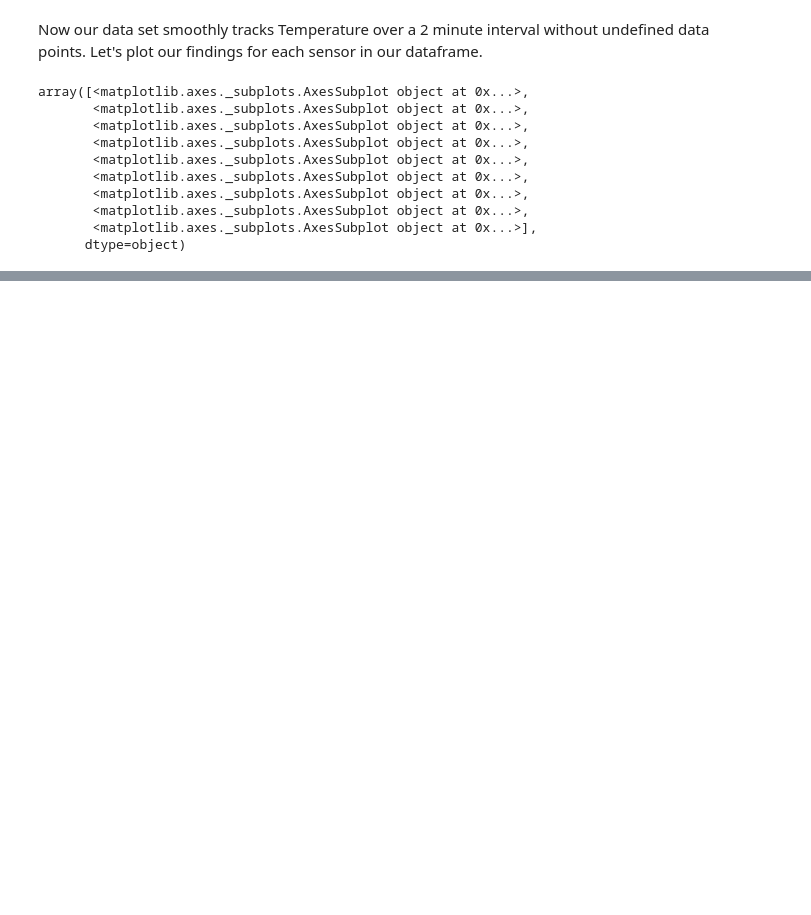
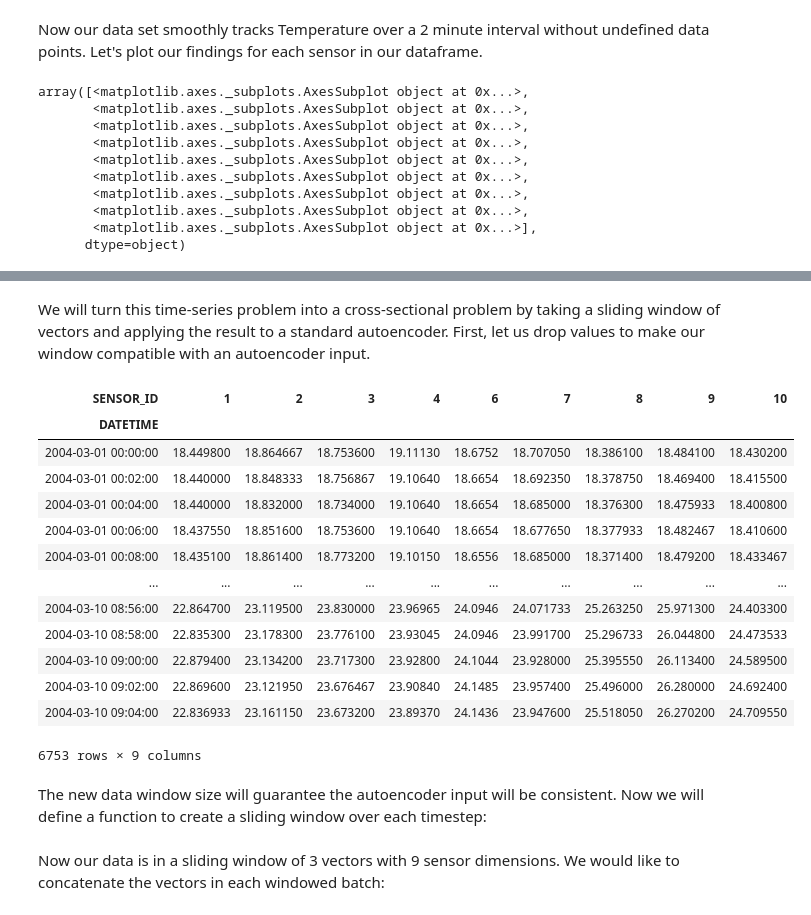
Before and after one commit to nwhitehead1/SensorAnomalyDetection, a Jupyter notebook: final_project.ipynb, the cells around one changed output, grey strips where cells are left out. Cells and saved outputs as stored; diff of their text form; code cells hidden in the pictures; blank space fills up the shorter version.

```diff
--- a/final_project.ipynb
+++ b/final_project.ipynb
@@ -329,0 +195,26 @@ Epoch 10/10
+# %%
+window = 3
+# %% [markdown]
+We will turn this time-series problem into a cross-sectional problem by taking a sliding window of vectors and applying the result to a standard autoencoder. First, let us drop values to make our window compatible with an autoencoder input.
+# %%
+import math
+# Effectively dropping the last data_samp[0] mod 3 values.
+data_window = data_samp[:math.floor(data_samp.shape[0]/window)*window]
+data_window
+# %% [output]
+| SENSOR_ID | 1 | 2 | 3 | 4 | 6 | 7 | 8 | 9 | 10 |
+| DATETIME |  |  |  |  |  |  |  |  |  |
+| 2004-03-01 00:00:00 | 18.449800 | 18.864667 | 18.753600 | 19.11130 | 18.6752 | 18.707050 | 18.386100 | 18.484100 | 18.430200 |
+| 2004-03-01 00:02:00 | 18.440000 | 18.848333 | 18.756867 | 19.10640 | 18.6654 | 18.692350 | 18.378750 | 18.469400 | 18.415500 |
+| 2004-03-01 00:04:00 | 18.440000 | 18.832000 | 18.734000 | 19.10640 | 18.6654 | 18.685000 | 18.376300 | 18.475933 | 18.400800 |
+| 2004-03-01 00:06:00 | 18.437550 | 18.851600 | 18.753600 | 19.10640 | 18.6654 | 18.677650 | 18.377933 | 18.482467 | 18.410600 |
+| 2004-03-01 00:08:00 | 18.435100 | 18.861400 | 18.773200 | 19.10150 | 18.6556 | 18.685000 | 18.371400 | 18.479200 | 18.433467 |
+| ... | ... | ... | ... | ... | ... | ... | ... | ... | ... |
+| 2004-03-10 08:56:00 | 22.864700 | 23.119500 | 23.830000 | 23.96965 | 24.0946 | 24.071733 | 25.263250 | 25.971300 | 24.403300 |
+| 2004-03-10 08:58:00 | 22.835300 | 23.178300 | 23.776100 | 23.93045 | 24.0946 | 23.991700 | 25.296733 | 26.044800 | 24.473533 |
+| 2004-03-10 09:00:00 | 22.879400 | 23.134200 | 23.717300 | 23.92800 | 24.1044 | 23.928000 | 25.395550 | 26.113400 | 24.589500 |
+| 2004-03-10 09:02:00 | 22.869600 | 23.121950 | 23.676467 | 23.90840 | 24.1485 | 23.957400 | 25.496000 | 26.280000 | 24.692400 |
+| 2004-03-10 09:04:00 | 22.836933 | 23.161150 | 23.673200 | 23.89370 | 24.1436 | 23.947600 | 25.518050 | 26.270200 | 24.709550 |
+6753 rows × 9 columns
+# %% [markdown]
+The new data window size will guarantee the autoencoder input will be consistent. Now we will define a function to create a sliding window over each timestep:
@@ -329,0 +229,2 @@ Epoch 10/10
+# %% [markdown]
+Now our data is in a sliding window of 3 vectors with 9 sensor dimensions. We would like to concatenate the vectors in each windowed batch:
```
Also changed, not shown: parts of 46 cells of this notebook, 2 other files.
